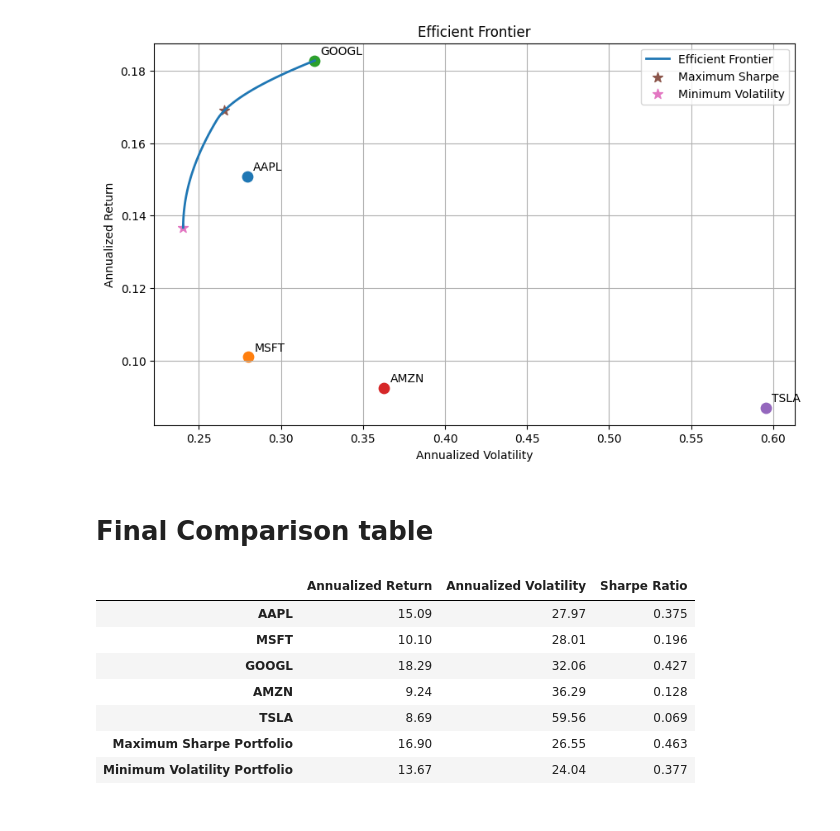
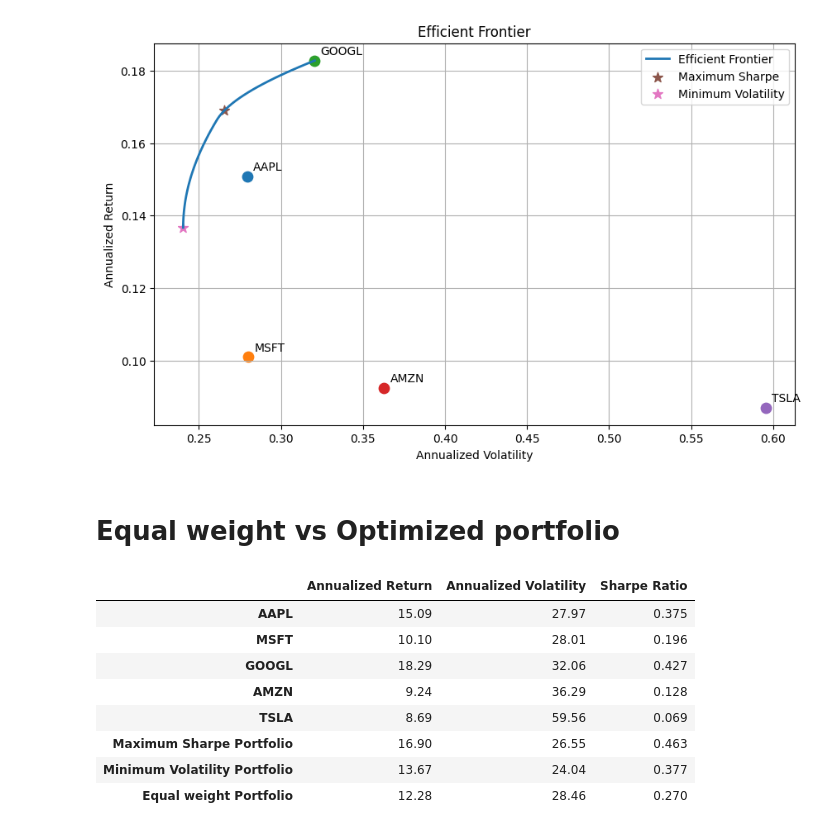
Before and after one commit to svd1729/Portfolio-Optimization-Efficient-Frontier-Analysis, a Jupyter notebook: codefile.ipynb, the cells around one changed output. Drawn from its saved outputs; the diff is of its cells as text; code cells hidden in the pictures.

```diff
--- a/codefile.ipynb
+++ b/codefile.ipynb
@@ -120,7 +120,7 @@ risk_free_rate = 0.046
 # %%
 ## 2. Constraints and bounds for optimization
 num_assets = len(tickers)
-bounds = [(0, 1) for _ in range(num_assets)]  # Each weight is between 0 and 1
+bounds = [(0, 0.5) for _ in range(num_assets)]  # Each weight is between 0 and 1
 
 constraints = [{
     'type': 'eq',
@@ -401,7 +401,7 @@ plt.show()
 # %% [output]
 [figure]
 # %% [markdown]
-# Final Comparison table
+# Equal weight vs Optimized portfolio
 # %%
 # Calculate individual asset metrics
 expected_returns = log_returns.mean() * 252
@@ -437,6 +437,18 @@ min_vol_volatility = portfolio_volatility(
 
 min_vol_sharpe = (min_vol_return - risk_free_rate) / min_vol_volatility
 
+# Equal weight portfolio metrics
+equal_weight_return = portfolio_return(
+    initial_weights,
+    expected_returns
+)
+
+equal_weight_volatility = portfolio_volatility(
+    initial_weights,
+    cov_matrix
+)
+
+equal_weight_sharpe = (equal_weight_return - risk_free_rate) / equal_weight_volatility
 
 # Create comparison table
 comparison = pd.DataFrame({
@@ -457,33 +469,39 @@ comparison.loc['Minimum Volatility Portfolio'] = [
     min_vol_volatility,
     min_vol_sharpe
 ]
 
+comparison.loc['Equal weight Portfolio'] = [
+    equal_weight_return,
+    equal_weight_volatility,
+    equal_weight_sharpe
+]
 
 # Format percentages
 comparison_display = comparison.copy()
 
 comparison_display['Annualized Return'] = (
     comparison_display['Annualized Return'] * 100
 ).round(2)
 
 comparison_display['Annualized Volatility'] = (
     comparison_display['Annualized Volatility'] * 100
 ).round(2)
 
 comparison_display['Sharpe Ratio'] = (
     comparison_display['Sharpe Ratio']
 ).round(3)
 
 comparison_display
 # %% [output]
 |  | Annualized Return | Annualized Volatility | Sharpe Ratio |
 | AAPL | 15.09 | 27.97 | 0.375 |
 | MSFT | 10.10 | 28.01 | 0.196 |
 | GOOGL | 18.29 | 32.06 | 0.427 |
 | AMZN | 9.24 | 36.29 | 0.128 |
 | TSLA | 8.69 | 59.56 | 0.069 |
 | Maximum Sharpe Portfolio | 16.90 | 26.55 | 0.463 |
 | Minimum Volatility Portfolio | 13.67 | 24.04 | 0.377 |
+| Equal weight Portfolio | 12.28 | 28.46 | 0.270 |
 # %%
 weights_comparison = pd.DataFrame({
     'Maximum Sharpe': optimal_weights,
```
Also changed, not shown: parts of 22 cells of this notebook.
